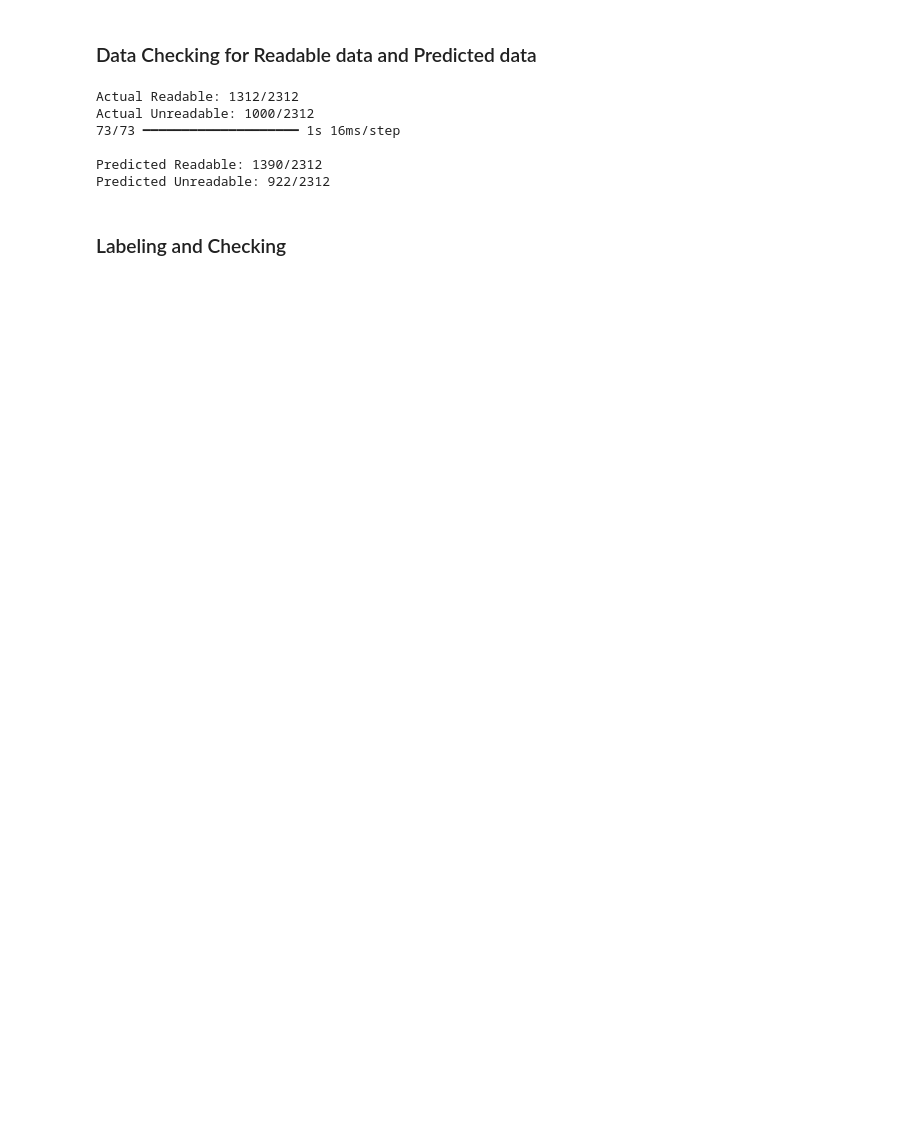
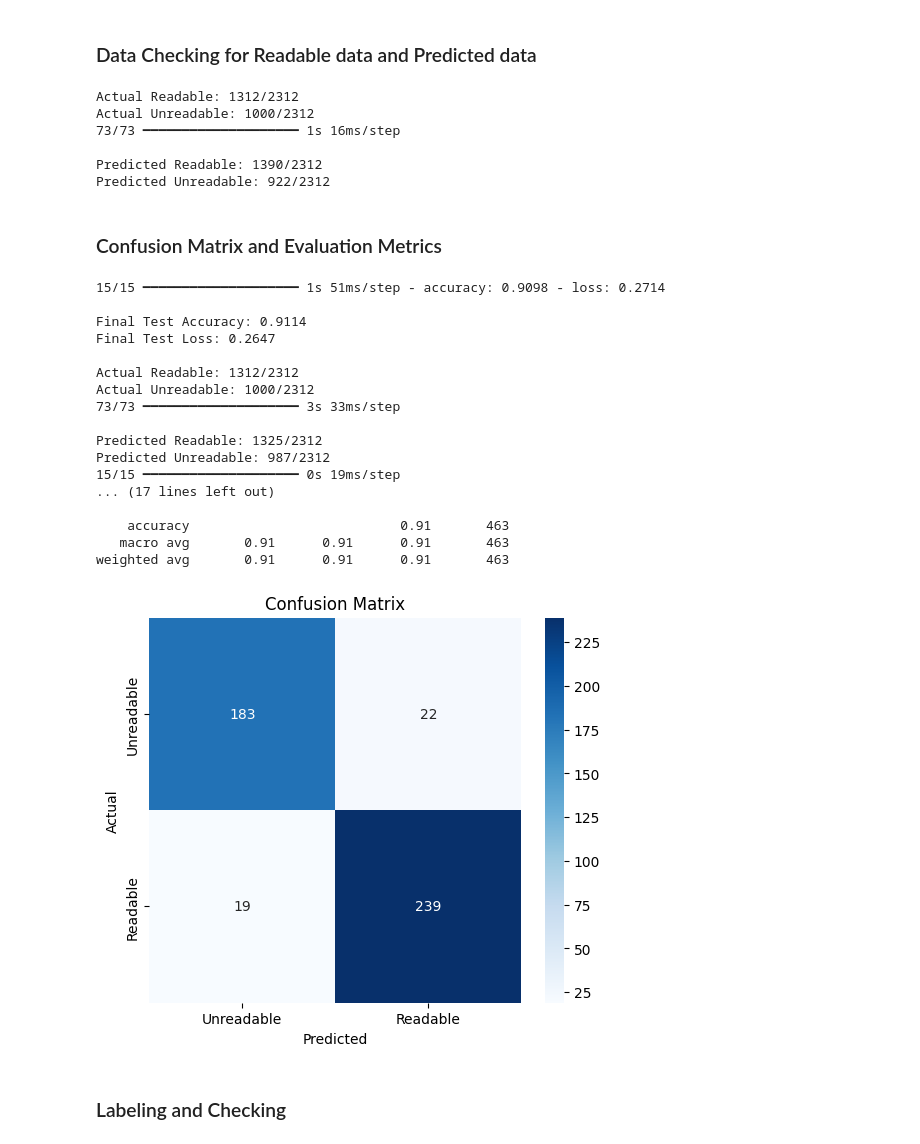
Before and after one commit to Brainardd/Code-Readability-Google-Colab, a Jupyter notebook: CodeReadabilityTest.ipynb, the cells around one changed output. Cells and saved outputs as stored; diff of their text form; code cells hidden in the pictures; blank space fills up the shorter version.

```diff
--- a/CodeReadabilityTest.ipynb
+++ b/CodeReadabilityTest.ipynb
@@ -329,6 +345,85 @@ Actual Unreadable: 1000/2312
 
 Predicted Readable: 1390/2312
 Predicted Unreadable: 922/2312
+# %% [markdown]
+### Confusion Matrix and Evaluation Metrics
+# %%
+from sklearn.metrics import confusion_matrix, classification_report, accuracy_score, precision_score, recall_score, f1_score
+import seaborn as sns
+import matplotlib.pyplot as plt
+
+# Evaluate the model on test data
+test_loss, test_acc = model.evaluate(X_test, y_test)
+
+# Print final accuracy and loss
+print(f"\nFinal Test Accuracy: {test_acc:.4f}")
+print(f"Final Test Loss: {test_loss:.4f}")
+
+# Count actual labels in the entire dataset
+actual_readable = (df['label'] == 1).sum()
+actual_unreadable = (df['label'] == 0).sum()
+print(f"\nActual Readable: {actual_readable}/{len(df)}")
+print(f"Actual Unreadable: {actual_unreadable}/{len(df)}")
+
+# Get predictions for ALL data, not just X_test
+predictions = model.predict(X)  # Use full dataset `X`
+
+# Convert predictions to binary (readable/unreadable)
+pred_labels = (predictions > 0.5).astype(int).flatten()
+
+# Count predicted values
+readable_count = (pred_labels == 1).sum()
+unreadable_count = (pred_labels == 0).sum()
+
+# Print results
+print(f"\nPredicted Readable: {readable_count}/{len(X)}")
+print(f"Predicted Unreadable: {unreadable_count}/{len(X)}")
+
+# Generate confusion matrix based on test data
+conf_matrix = confusion_matrix(y_test, (model.predict(X_test) > 0.5).astype(int).flatten())
+
+# Compute evaluation metrics (using test data)
+accuracy = accuracy_score(y_test, (model.predict(X_test) > 0.5).astype(int).flatten())
+precision = precision_score(y_test, (model.predict(X_test) > 0.5).astype(int).flatten())
+recall = recall_score(y_test, (model.predict(X_test) > 0.5).astype(int).flatten())
+f1 = f1_score(y_test, (model.predict(X_test) > 0.5).astype(int).flatten())
+
+# Print evaluation metrics
+print("\nEvaluation Metrics (Test Data):")
+print(f"Accuracy: {accuracy:.4f}")
+print(f"Precision: {precision:.4f}")
+print(f"Recall: {recall:.4f}")
+print(f"F1 Score: {f1:.4f}")
+
+# Print classification report
+print("\nClassification Report:\n", classification_report(y_test, (model.predict(X_test) > 0.5).astype(int).flatten()))
+
+# Plot confusion matrix
+plt.figure(figsize=(6, 5))
+sns.heatmap(conf_matrix, annot=True, fmt="d", cmap="Blues", xticklabels=["Unreadable", "Readable"], yticklabels=["Unreadable", "Readable"])
+plt.xlabel("Predicted")
+plt.ylabel("Actual")
+plt.title("Confusion Matrix")
+plt.show()
+# %% [output]
+15/15 ━━━━━━━━━━━━━━━━━━━━ 1s 51ms/step - accuracy: 0.9098 - loss: 0.2714
+
+Final Test Accuracy: 0.9114
+Final Test Loss: 0.2647
+
+Actual Readable: 1312/2312
+Actual Unreadable: 1000/2312
+73/73 ━━━━━━━━━━━━━━━━━━━━ 3s 33ms/step
+
+Predicted Readable: 1325/2312
+Predicted Unreadable: 987/2312
+15/15 ━━━━━━━━━━━━━━━━━━━━ 0s 19ms/step
+... (17 lines left out)
+
+    accuracy                           0.91       463
+   macro avg       0.91      0.91      0.91       463
+weighted avg       0.91      0.91      0.91       463
+[figure, added]
 # %% [markdown]
 ### Labeling and Checking
 # %%
```
Also changed, not shown: parts of 12 cells of this notebook.
